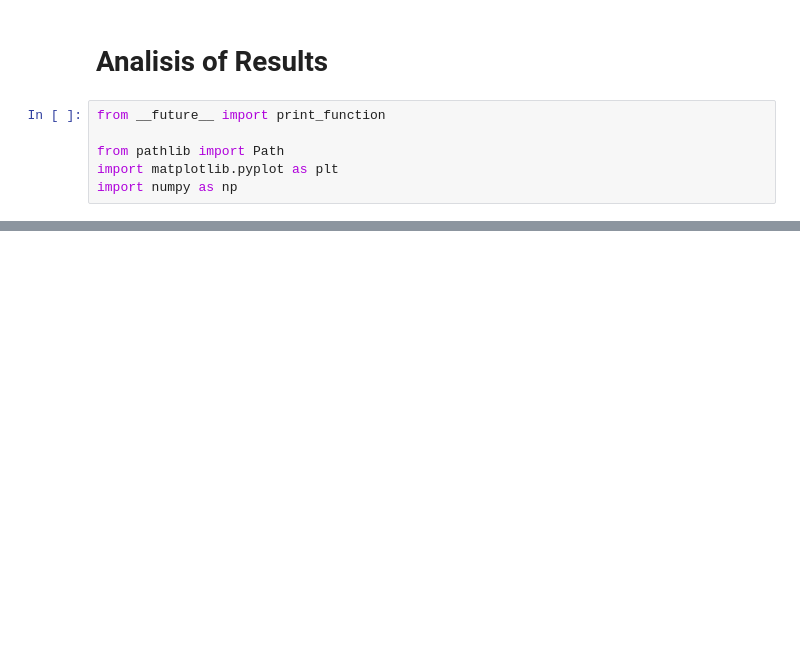
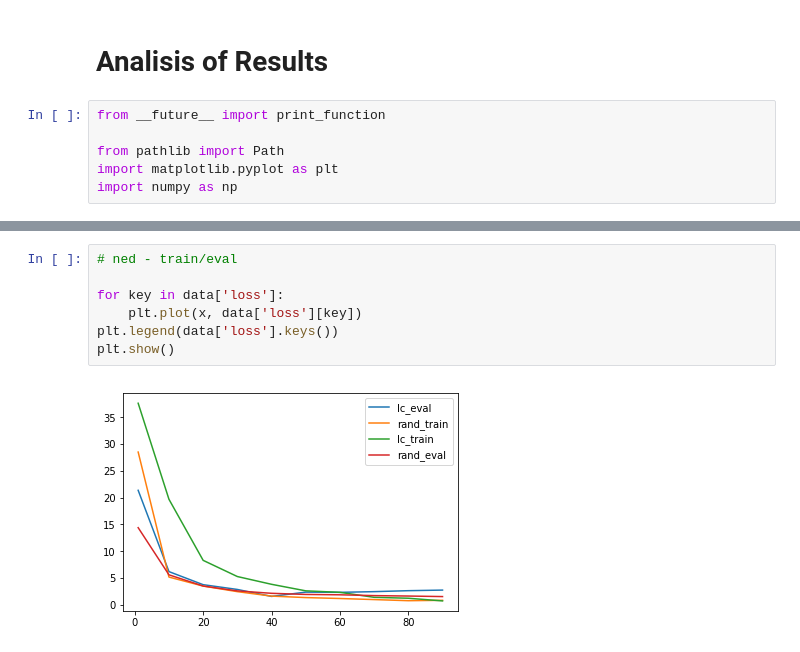
Before and after one commit to bastiancy/mlnd-capstone, a Jupyter notebook: data_analisys.ipynb, the cells around one changed output, grey strips where cells are left out. Cells and saved outputs as stored; diff of their text form; blank space fills up the shorter version.

```diff
--- a/data_analisys.ipynb
+++ b/data_analisys.ipynb
@@ -478,0 +511,9 @@ plt.show()
+# %%
+# ned - train/eval
+
+for key in data['loss']:
+    plt.plot(x, data['loss'][key])
+plt.legend(data['loss'].keys())
+plt.show()
+# %% [output]
+[figure, added]
```
Also changed, not shown: parts of 6 cells of this notebook, 9 other files.
